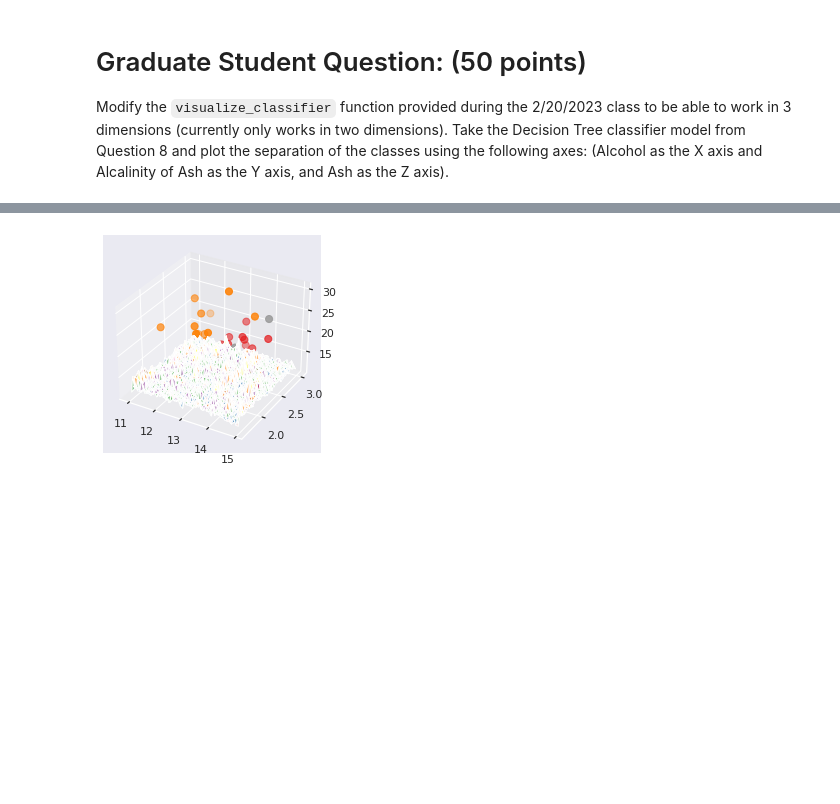
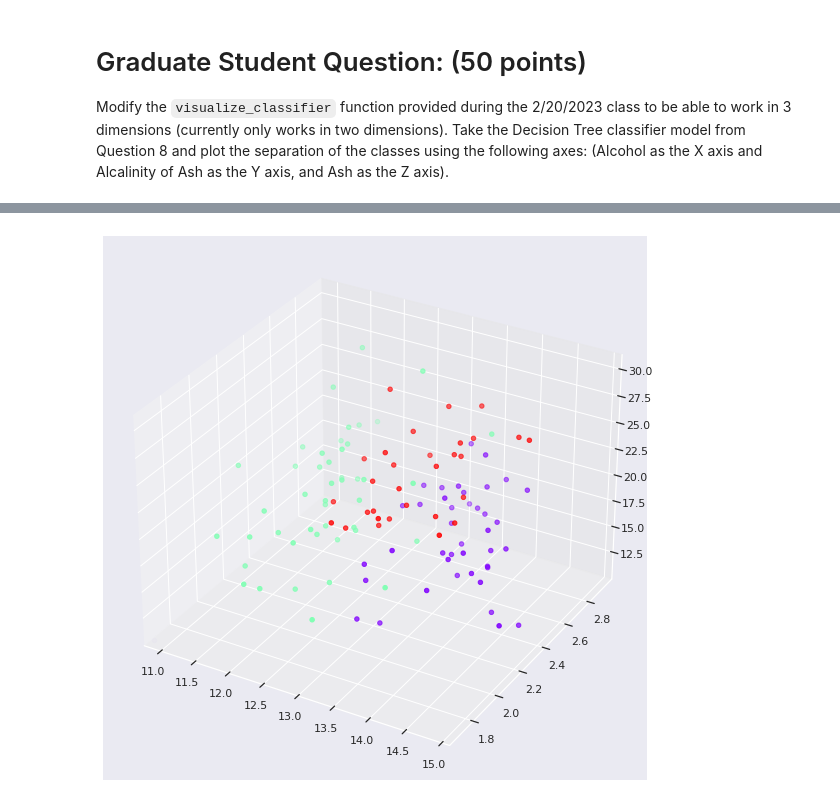
Before and after one commit to manhtiendoan/CSC4850-Machine-Learning-AssignmentTwo, a Jupyter notebook: Doan_Mike_Assignment2.ipynb, the cells around one changed output, grey strips where cells are left out. Saved outputs shown, nothing was run; the diff lists cells and outputs as text; code cells hidden in the pictures; blank space fills up the shorter version.

```diff
--- a/Doan_Mike_Assignment2.ipynb
+++ b/Doan_Mike_Assignment2.ipynb
@@ -709,48 +671,10 @@ plt.show()
-# %%
-import numpy as np
-import matplotlib.pyplot as plt
-from mpl_toolkits.mplot3d import Axes3D
-from sklearn.tree import DecisionTreeClassifier
-from sklearn.datasets import make_classification
-from sklearn.model_selection import train_test_split
-from scipy.spatial import Delaunay
-
-# generate some random data
-data = wine.get('data')
-label = wine.get('target')
-#print(wine.get('feature_names'))
-data = data[:, [0, 2 ,3]]
-X, X4_test, y, y4_test = train_test_split(data, label ,random_state=1234, test_size=0.35)
-
-# split the data into training and test sets
-X_train, X_test, y_train, y_test = train_test_split(X, y, test_size=0.3, random_state=42)
-
-# train a decision tree model
-tree = DecisionTreeClassifier(max_depth=3, random_state=42)
-tree.fit(X_train, y_train)
-
-# create a grid of points
-x_min, x_max = X[:, 0].min() - 0.1, X[:, 0].max() + 0.1
-y_min, y_max = X[:, 1].min() - 0.1, X[:, 1].max() + 0.1
-z_min, z_max = X[:, 2].min() - 0.1, X[:, 2].max() + 0.1
-xx, yy, zz = np.meshgrid(np.linspace(x_min, x_max, 50),
-                         np.linspace(y_min, y_max, 50),
-                         np.linspace(z_min, z_max, 50))
-
-# predict the class labels for each point in the grid
-Z = tree.predict(np.c_[xx.ravel(), yy.ravel(), zz.ravel()])
-Z = Z.reshape(xx.shape)
-
-# compute the Delaunay triangulation of the grid points
-points = np.column_stack((xx.ravel(), yy.ravel(), zz.ravel()))
-tri = Delaunay(points)
-
-# plot the decision boundaries as a set of triangles
-fig = plt.figure()
-ax = fig.add_subplot(111, projection='3d')
-ax.scatter(X_test[:,0], X_test[:,1], X_test[:,2], c=y_test, cmap=plt.cm.Set1, s=50)
-surf = ax.plot_trisurf(points[:,0], points[:,1], points[:,2], triangles=tri.simplices,
-                       cmap=plt.cm.Set1, alpha=0.5, antialiased=True)
-plt.show()
-# %% [output]
-[figure, removed]
+# %%
+data = wine.get('data')
+label = wine.get('target')
+data = data[:, [0, 2 ,3]]
+X, X4_test, y, y4_test = train_test_split(data, label ,random_state=1234, test_size=0.35)
+
+#Points illustrated in 3d without the contours
+visualize_classifier3d(DecisionTreeClassifier(random_state=1234), X, y, density = 1)
+# %% [output]
+[figure, added]
```
Also changed, not shown: parts of 8 cells of this notebook.
